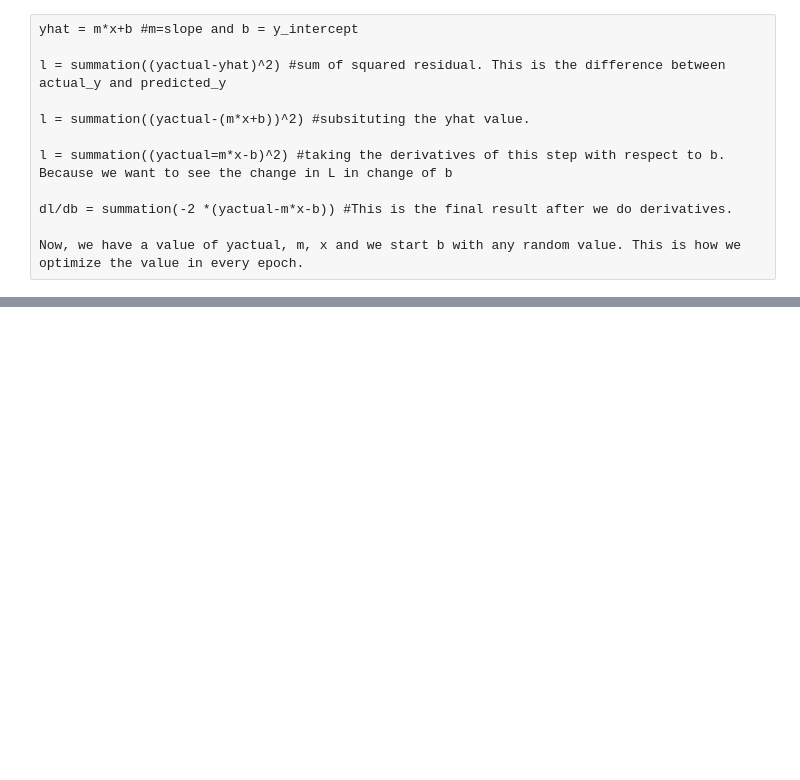
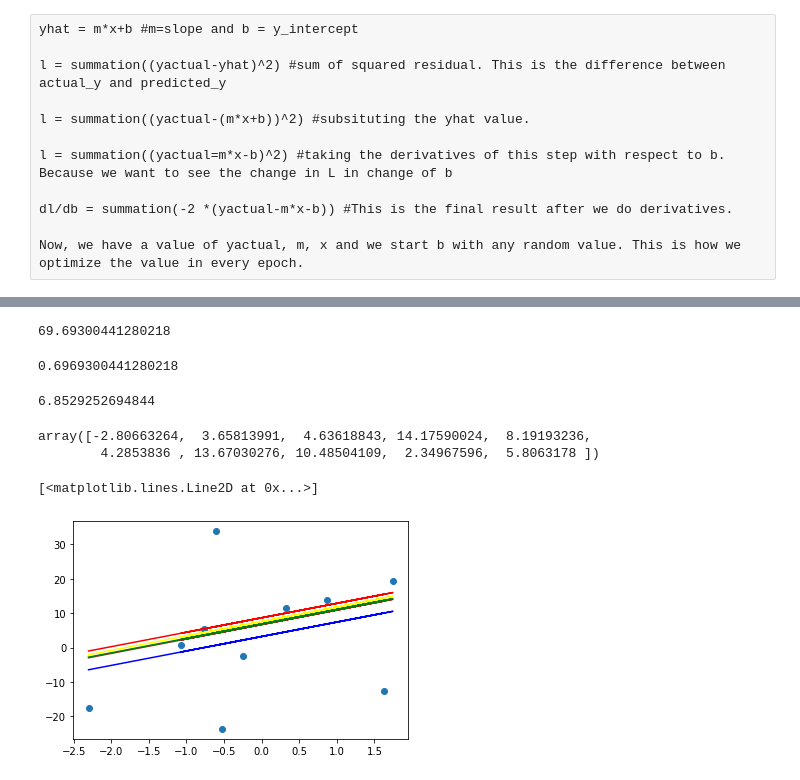
Before and after one commit to Shreejan-git/machine_learning_sklearn, a Jupyter notebook: GradientDescent_mathematical_formulation.ipynb, the cells around one changed output, grey strips where cells are left out. Drawn from its saved outputs; the diff is of its cells as text; code cells hidden in the pictures; blank space fills up the shorter version.

```diff
--- a/GradientDescent_mathematical_formulation.ipynb
+++ b/GradientDescent_mathematical_formulation.ipynb
@@ -144,0 +145,32 @@ plt.plot(X,yhat_t,color='yellow')
+# %%
+#4th epoch
+l_four = -2 * np.sum(y - m*X.ravel() - b_four)
+l_four #slope
+# %% [output]
+69.69300441280218
+# %%
+ss_four = lrr*l_four
+ss_four
+# %% [output]
+0.6969300441280218
+# %%
+b_fifth = b_three-ss_four
+b_fifth #new value of b
+# %% [output]
+6.8529252694844
+# %%
+yhat_fifth= m*X.ravel()+b_fifth
+yhat_fifth
+# %% [output]
+array([-2.80663264,  3.65813991,  4.63618843, 14.17590024,  8.19193236,
+        4.2853836 , 13.67030276, 10.48504109,  2.34967596,  5.8063178 ])
+# %%
+plt.scatter(X,y)
+plt.plot(X, lr.predict(X), color='blue')
+plt.plot(X, yhat_two, color='red' )
+plt.plot(X, yhat_three, color='yellow' )
+plt.plot(X, yhat_four, color='brown' )
+plt.plot(X, yhat_fifth, color='green' )
+# %% [output]
+[<matplotlib.lines.Line2D at 0x...>]
+[figure, added]
```
Also changed, not shown: parts of 35 cells of this notebook.
